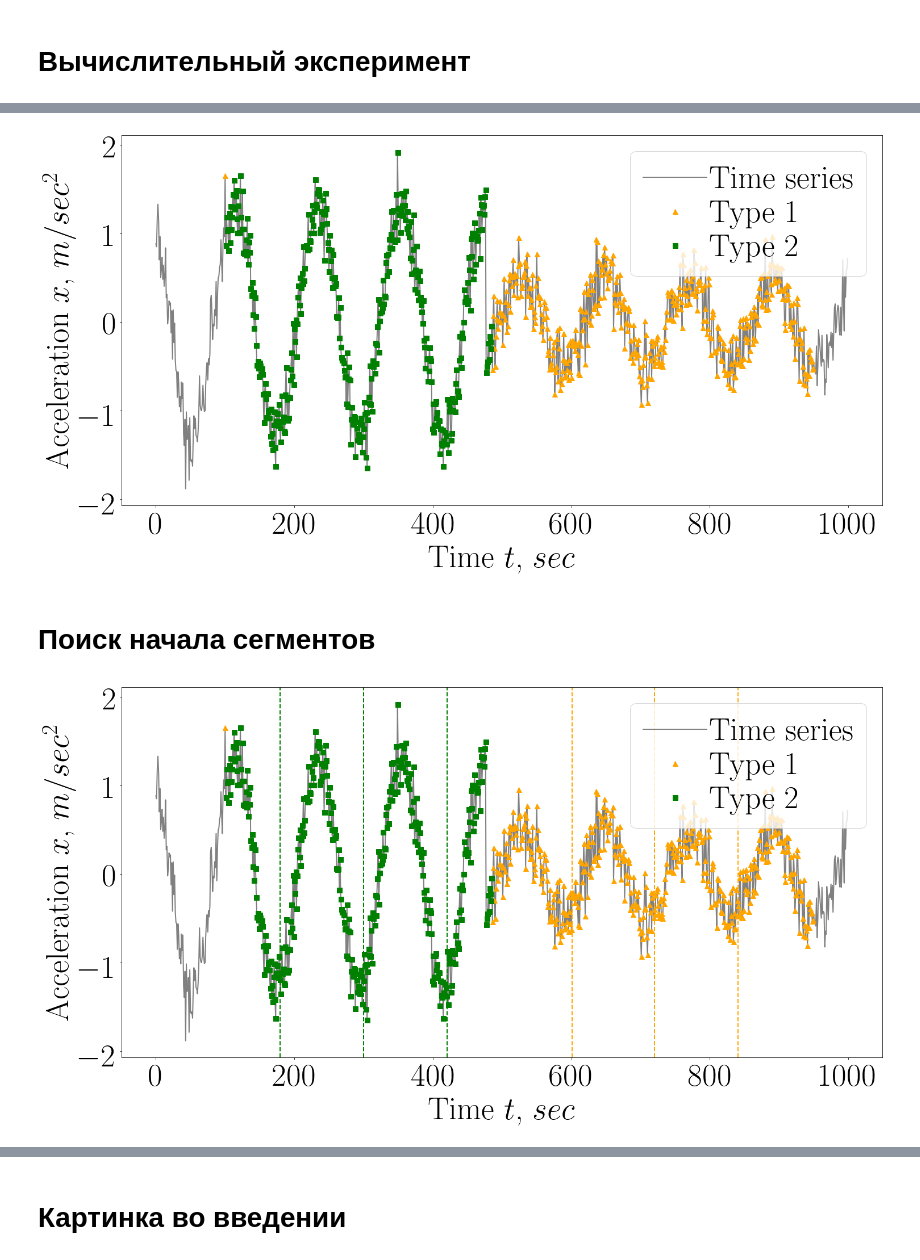
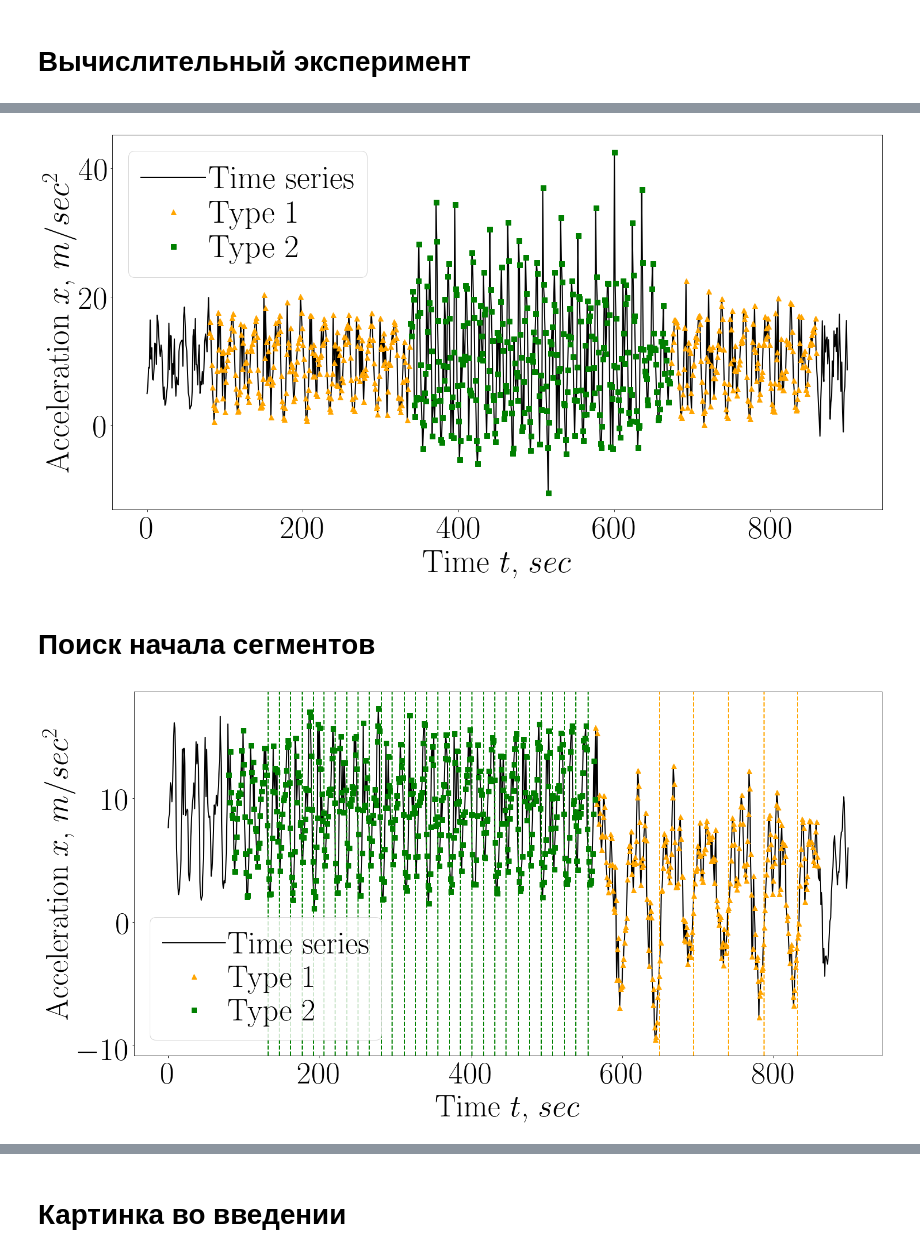
Before and after one commit to andriygav/TimeSeriesClustering, a Jupyter notebook: code/graph.ipynb, the cells around one changed output, grey strips where cells are left out. Drawn from its saved outputs; the diff is of its cells as text; code cells hidden in the pictures.

Commit message:
add new DataSet

```diff
--- a/code/graph.ipynb
+++ b/code/graph.ipynb
@@ -51,15 +55,15 @@ marker = ['^', 's', 'v', 'D', 'P']
 # %%
 T = 50
-K = 2
+K = 1
 
-type_series_name = 'simple'
-series_name = '1'
-X_test = pd.read_csv('./SyntheticData/'+type_series_name+'/' + series_name + '.csv').values.reshape([1,-1,1])
+# type_series_name = 'simple'
+# series_name = '1'
+# X_test = pd.read_csv('./SyntheticData/'+type_series_name+'/' + series_name + '.csv').values.reshape([1,-1,1])
 
-# type_series_name = 'real'
-# series_name = '2'
-# data = pd.read_csv('./RealData/'+series_name+'.csv')
-# X_test = data.values[100:1000, 2:3].reshape([1,-1,1])
+type_series_name = 'real'
+series_name = 'Accelerometer'
+data = pd.read_csv('./RealData/'+series_name+'.csv')
+X_test = data.values[:, 2:3].reshape([1,-1,1])
 
 List_of_x = np.arange(T, X_test[0].shape[0] - 2*T)
 # %%
@@ -91,2 +95,2 @@ plt.show()
 # %%
-phase_track = lib.return_phase_track(X_test, T)
+phase_track = lib.return_phase_track(X_test, 100)
@@ -92,0 +105,17 @@ phase_track = lib.return_phase_track(X_test, T)
+# %%
+Text_size = 24
+
+plt.rcParams['lines.linewidth'] = 2
+plt.rcParams['lines.markersize'] = 6
+plt.rcParams['xtick.labelsize'] = Text_size
+plt.rcParams['ytick.labelsize'] = Text_size
+plt.rcParams['legend.fontsize'] = Text_size
+plt.rcParams['axes.titlesize']=Text_size
+plt.rcParams['axes.labelsize']=Text_size
+plt.rcParams['figure.figsize'] = (8.0, 8.0)
+plt.rcParams['font.size'] = Text_size
+plt.rcParams["legend.labelspacing"] = 0.1
+plt.rcParams["legend.handletextpad"] = 0.1
+#################################################
+
+_ = plt.plot(z[:, 0], z[:, 1])
@@ -179,7 +210,7 @@ plt.rcParams["legend.labelspacing"] = 0.1
 plt.rcParams["legend.handletextpad"] = 0.1
 #################################################
 
-_ = plt.plot(X_test[0], '-', color = 'gray', label = 'Time series')
+_ = plt.plot(X_test[0], '-', color = 'black', label = 'Time series')
 
 for t in np.unique(prediction_vector):
     ind = np.where(prediction_vector == t)
@@ -194,7 +225,7 @@ plt.ylabel('Acceleration $x$, $m/sec^2$')
 plt.savefig('./' + folder_result +'/'+type_series_name+'_'+series_name+'_claster_vector.png', bbox_inches='tight')
 plt.show()
 # %% [output]
-[figure, old version]
+[figure, new version]
 # %% [markdown]
 # Поиск начала сегментов
 # %%
@@ -208,35 +239,35 @@ plt.rcParams['xtick.labelsize'] = Text_size
 plt.rcParams['ytick.labelsize'] = Text_size
 plt.rcParams['legend.fontsize'] = Text_size
 plt.rcParams['axes.titlesize']=Text_size
 plt.rcParams['axes.labelsize']=Text_size
 plt.rcParams['figure.figsize'] = (24.0, 12.0)
 plt.rcParams['font.size'] = Text_size
 plt.rcParams["legend.labelspacing"] = 0.1
 plt.rcParams["legend.handletextpad"] = 0.1
 #################################################
 
-_ = plt.plot(X_test[0], '-', color = 'gray', label = 'Time series')
+_ = plt.plot(X_test[0], '-', color = 'black', label = 'Time series')
 
 for t in np.unique(prediction_vector):
     ind = List_of_point[t] + T
     for x in (List_of_x + T)[ind]:
         _ = plt.axvline(x = x, linestyle = '--', color = color[t])
 
 
 for t in np.unique(prediction_vector):
     ind = np.where(prediction_vector == t)
     _ = plt.plot(List_of_x[ind]+T, X_test[0][2*T:X_test[0].shape[0]-T][ind], linewidth = 0, marker = marker[t], color = color[t], label = 'Type ' + str(t + 1))
 
 
 
 # plt.grid()
 plt.legend(loc = 'best')
 plt.xlabel('Time $t$, $sec$')
 plt.ylabel('Acceleration $x$, $m/sec^2$')
 plt.savefig('./' + folder_result +'/'+type_series_name+'_'+series_name+'_segmentation_vector.png', bbox_inches='tight')
 plt.show()
 # %% [output]
-[figure, old version]
+[figure, new version]
 # %%
 index = 0
 
```
Also changed, not shown: parts of 9 cells of this notebook, 36 other files.
